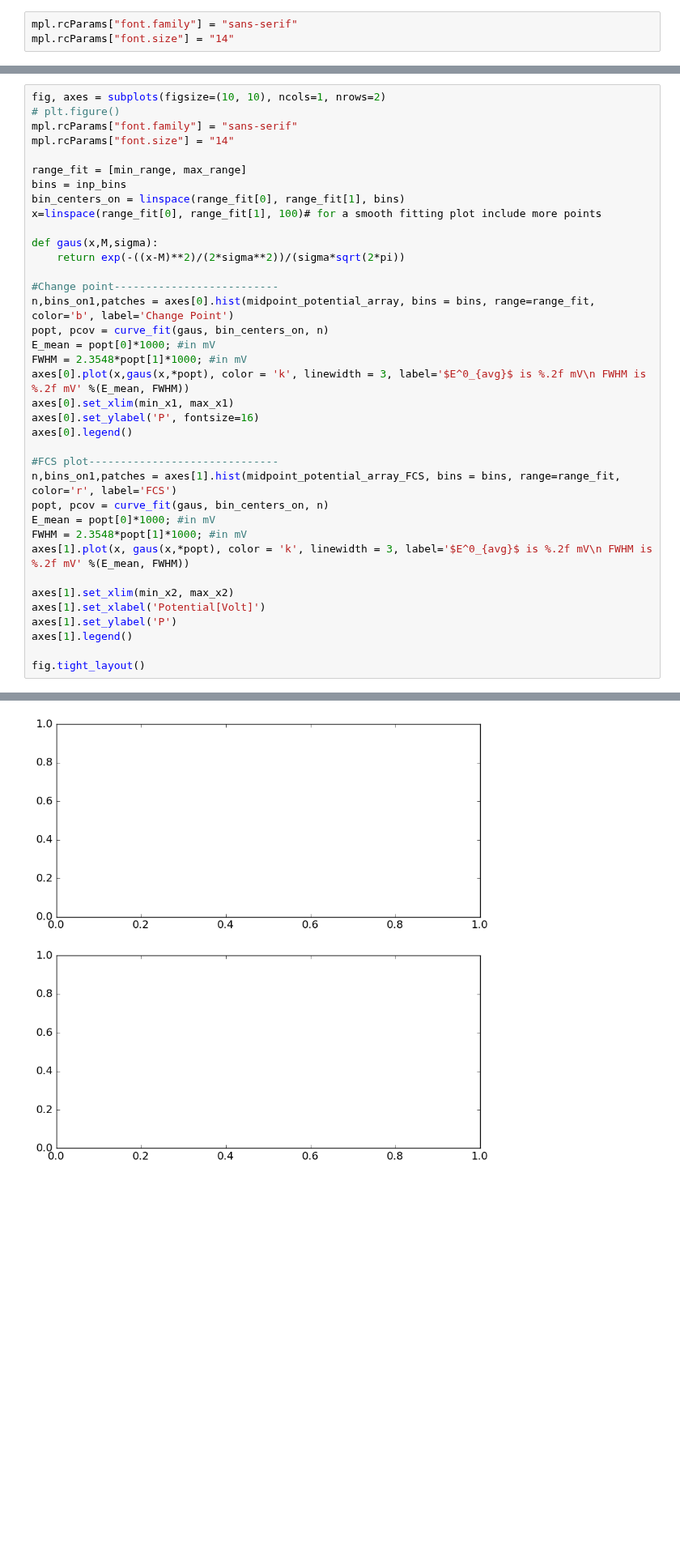
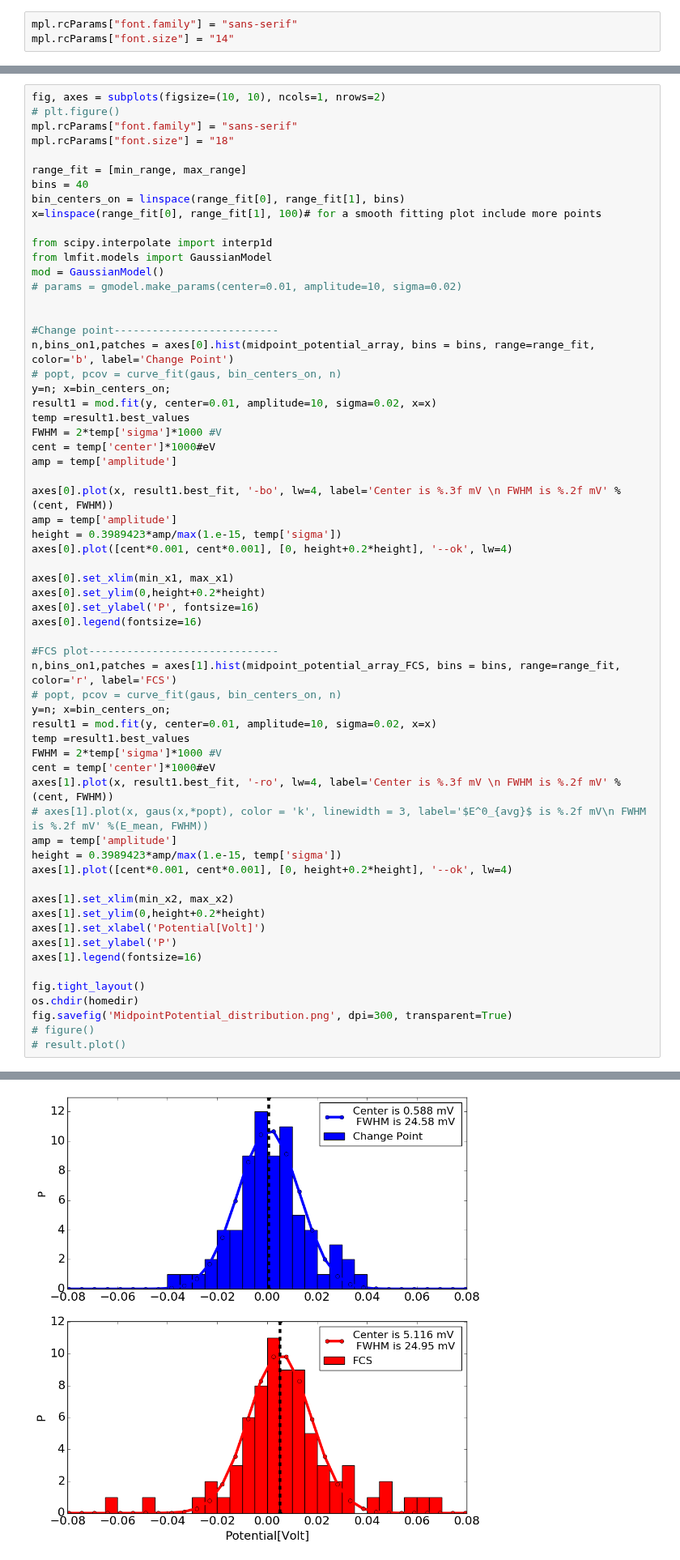
Before and after one commit to biswajitSM/Azurin_SM_repo, a Jupyter notebook: Analysis/Analysis_General.ipynb, the cells around one changed output, grey strips where cells are left out. Shown at 81% size. Cells and saved outputs as stored; diff of their text form; blank space fills up the shorter version.

Commit message:
Merging changes by Sebby to the mid-point histogram and oldsetup

```diff
--- a/Analysis/Analysis_General.ipynb
+++ b/Analysis/Analysis_General.ipynb
@@ -125,37 +127,62 @@ The average midpoint potential according to FCS:
 fig, axes = subplots(figsize=(10, 10), ncols=1, nrows=2)
 # plt.figure()
 mpl.rcParams["font.family"] = "sans-serif"
-mpl.rcParams["font.size"] = "14"
+mpl.rcParams["font.size"] = "18"
 
 range_fit = [min_range, max_range]
-bins = inp_bins
+bins = 40
 bin_centers_on = linspace(range_fit[0], range_fit[1], bins)
 x=linspace(range_fit[0], range_fit[1], 100)# for a smooth fitting plot include more points
 
-def gaus(x,M,sigma):
-    return exp(-((x-M)**2)/(2*sigma**2))/(sigma*sqrt(2*pi))
+from scipy.interpolate import interp1d
+from lmfit.models import GaussianModel
+mod = GaussianModel()
+# params = gmodel.make_params(center=0.01, amplitude=10, sigma=0.02)
+
 
 #Change point--------------------------
 n,bins_on1,patches = axes[0].hist(midpoint_potential_array, bins = bins, range=range_fit, color='b', label='Change Point')
-popt, pcov = curve_fit(gaus, bin_centers_on, n)
-E_mean = popt[0]*1000; #in mV
-FWHM = 2.3548*popt[1]*1000; #in mV
-axes[0].plot(x,gaus(x,*popt), color = 'k', linewidth = 3, label='$E^0_{avg}$ is %.2f mV\n FWHM is %.2f mV' %(E_mean, FWHM))
+# popt, pcov = curve_fit(gaus, bin_centers_on, n)
+y=n; x=bin_centers_on;
+result1 = mod.fit(y, center=0.01, amplitude=10, sigma=0.02, x=x)
+temp =result1.best_values
+FWHM = 2*temp['sigma']*1000 #V
+cent = temp['center']*1000#eV
+amp = temp['amplitude']
+
+axes[0].plot(x, result1.best_fit, '-bo', lw=4, label='Center is %.3f mV \n FWHM is %.2f mV' %(cent, FWHM))
+amp = temp['amplitude']
+height = 0.3989423*amp/max(1.e-15, temp['sigma'])
+axes[0].plot([cent*0.001, cent*0.001], [0, height+0.2*height], '--ok', lw=4)
+
 axes[0].set_xlim(min_x1, max_x1)
+axes[0].set_ylim(0,height+0.2*height)
 axes[0].set_ylabel('P', fontsize=16)
-axes[0].legend()
+axes[0].legend(fontsize=16)
 
 #FCS plot------------------------------
 n,bins_on1,patches = axes[1].hist(midpoint_potential_array_FCS, bins = bins, range=range_fit, color='r', label='FCS')
-popt, pcov = curve_fit(gaus, bin_centers_on, n)
-E_mean = popt[0]*1000; #in mV
-FWHM = 2.3548*popt[1]*1000; #in mV
-axes[1].plot(x, gaus(x,*popt), color = 'k', linewidth = 3, label='$E^0_{avg}$ is %.2f mV\n FWHM is %.2f mV' %(E_mean, FWHM))
+# popt, pcov = curve_fit(gaus, bin_centers_on, n)
+y=n; x=bin_centers_on;
+result1 = mod.fit(y, center=0.01, amplitude=10, sigma=0.02, x=x)
+temp =result1.best_values
+FWHM = 2*temp['sigma']*1000 #V
+cent = temp['center']*1000#eV
+axes[1].plot(x, result1.best_fit, '-ro', lw=4, label='Center is %.3f mV \n FWHM is %.2f mV' %(cent, FWHM))
+# axes[1].plot(x, gaus(x,*popt), color = 'k', linewidth = 3, label='$E^0_{avg}$ is %.2f mV\n FWHM is %.2f mV' %(E_mean, FWHM))
+amp = temp['amplitude']
+height = 0.3989423*amp/max(1.e-15, temp['sigma'])
+axes[1].plot([cent*0.001, cent*0.001], [0, height+0.2*height], '--ok', lw=4)
 
 axes[1].set_xlim(min_x2, max_x2)
+axes[1].set_ylim(0,height+0.2*height)
 axes[1].set_xlabel('Potential[Volt]')
 axes[1].set_ylabel('P')
-axes[1].legend()
+axes[1].legend(fontsize=16)
 
 fig.tight_layout()
+os.chdir(homedir)
+fig.savefig('MidpointPotential_distribution.png', dpi=300, transparent=True)
+# figure()
+# result.plot()
 # %% [output]
@@ -163,4 +189,4 @@ NameError: name 'midpoint_potential_array' is not defined
-[figure, old version]
+[figure, new version]
 # %% [markdown]
 ## Histograms (2D and 3D)
 # %%
```
Also changed, not shown: parts of 9 cells of this notebook, 6 other files.
